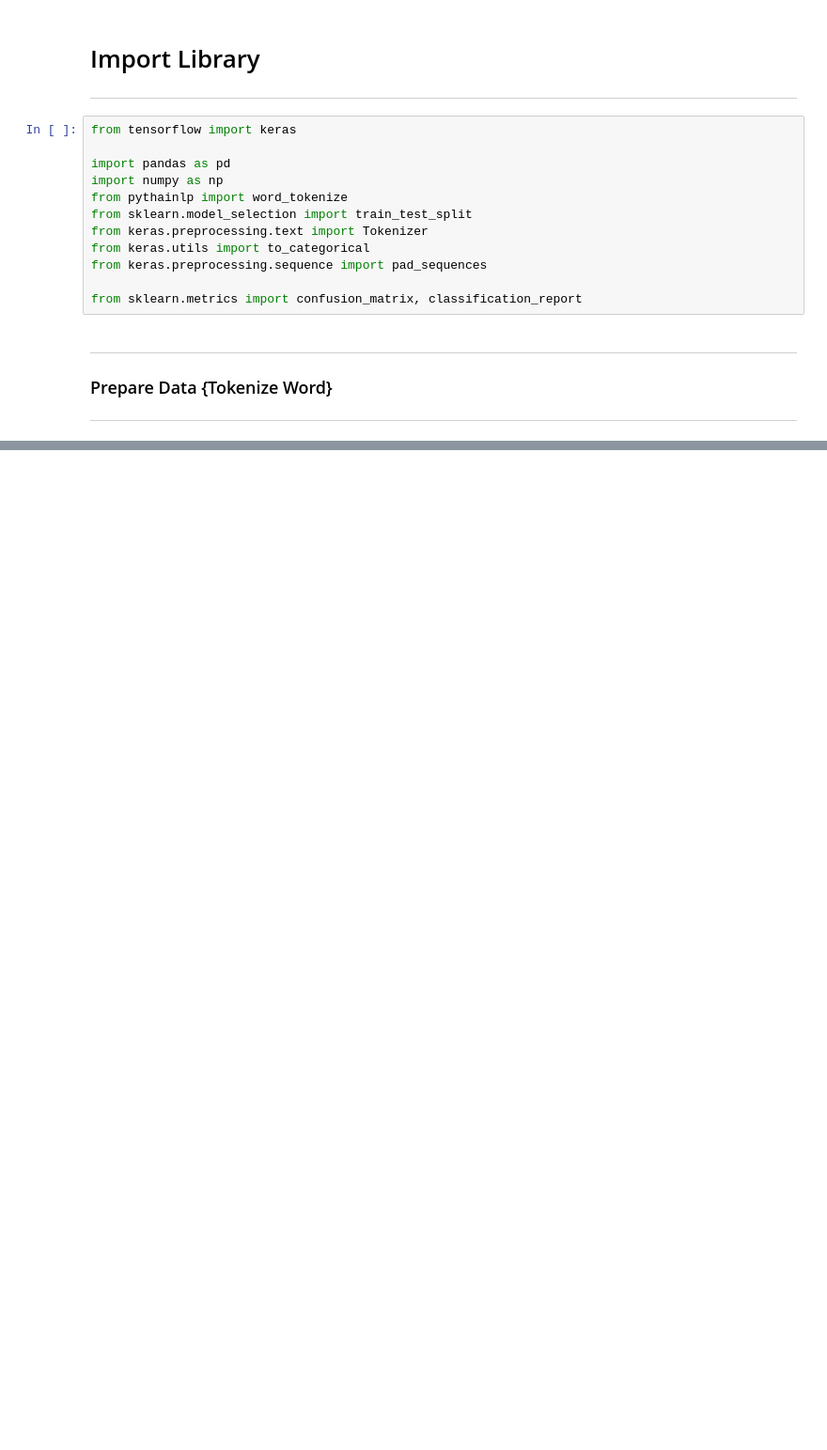
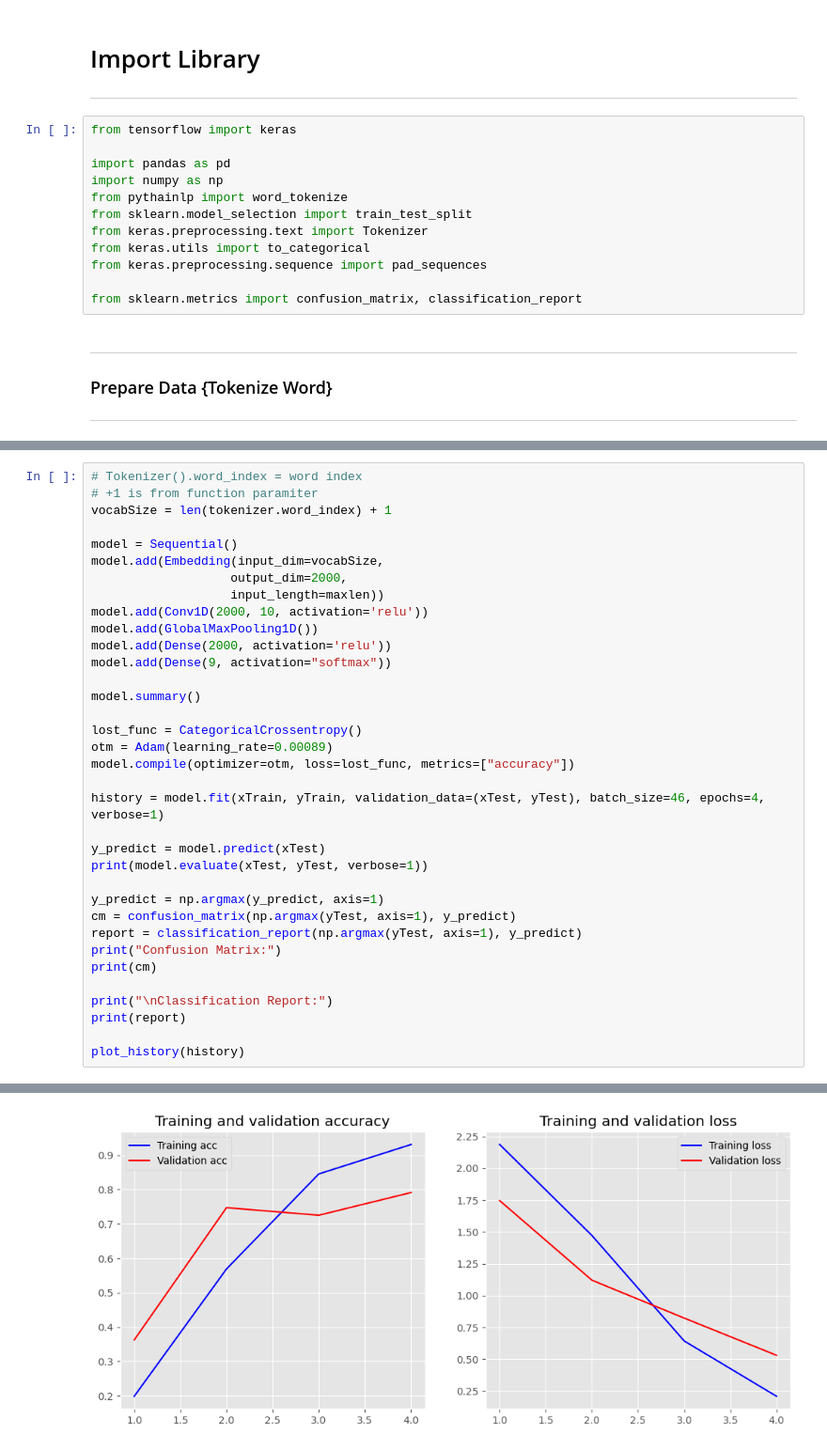
Before and after one commit to MoreINV8/NLP-Project, a Jupyter notebook: project.ipynb, the cells around one changed output, grey strips where cells are left out. Shown: that part at 94% size. Drawn from its saved outputs; the diff is of its cells as text; blank space fills up the shorter version.

```diff
--- a/project.ipynb
+++ b/project.ipynb
@@ -139,0 +165,36 @@ weighted avg       0.64      0.57      0.54        96
+# %%
+# Tokenizer().word_index = word index
+# +1 is from function paramiter
+vocabSize = len(tokenizer.word_index) + 1
+
+model = Sequential()
+model.add(Embedding(input_dim=vocabSize,
+                   output_dim=2000,
+                   input_length=maxlen))
+model.add(Conv1D(2000, 10, activation='relu'))
+model.add(GlobalMaxPooling1D())
+model.add(Dense(2000, activation='relu'))
+model.add(Dense(9, activation="softmax"))
+
+model.summary()
+
+lost_func = CategoricalCrossentropy()
+otm = Adam(learning_rate=0.00089)
+model.compile(optimizer=otm, loss=lost_func, metrics=["accuracy"])
+
+history = model.fit(xTrain, yTrain, validation_data=(xTest, yTest), batch_size=46, epochs=4, verbose=1)
+
+y_predict = model.predict(xTest)
+print(model.evaluate(xTest, yTest, verbose=1))
+
+y_predict = np.argmax(y_predict, axis=1)
+cm = confusion_matrix(np.argmax(yTest, axis=1), y_predict)
+report = classification_report(np.argmax(yTest, axis=1), y_predict)
+print("Confusion Matrix:")
+print(cm)
+
+print("\nClassification Report:")
+print(report)
+
+plot_history(history)
+# %% [output]
@@ -140,3 +218,4 @@ weighted avg       0.64      0.57      0.54        96
+[figure, added]
 # %%
 # Tokenizer().word_index = word index
 # +1 is from function paramiter
```
Also changed, not shown: parts of 8 cells of this notebook, 1 other file.
